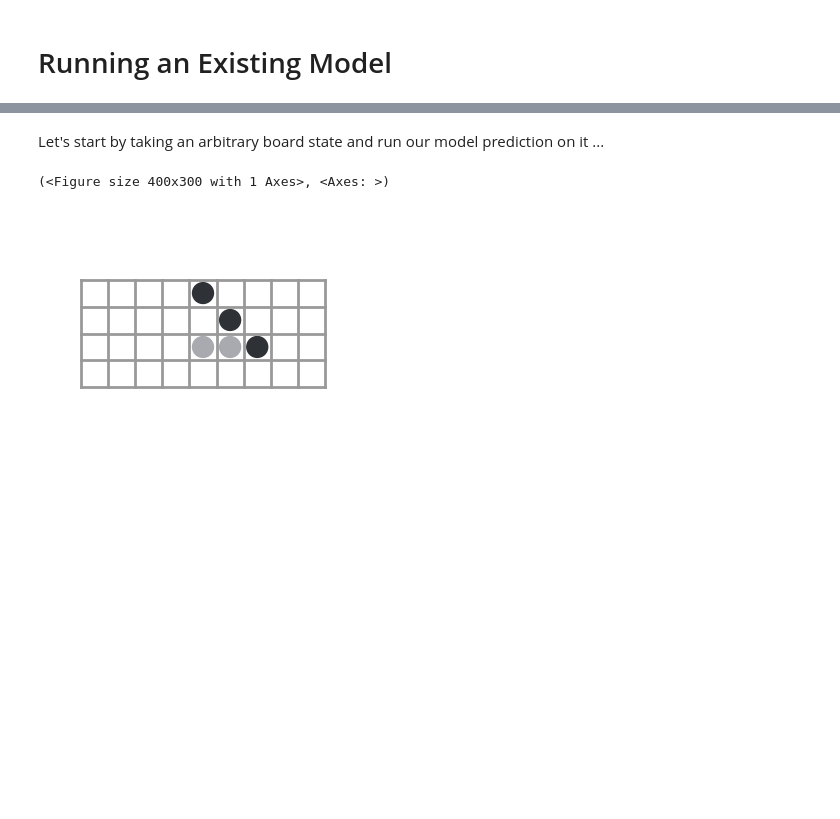
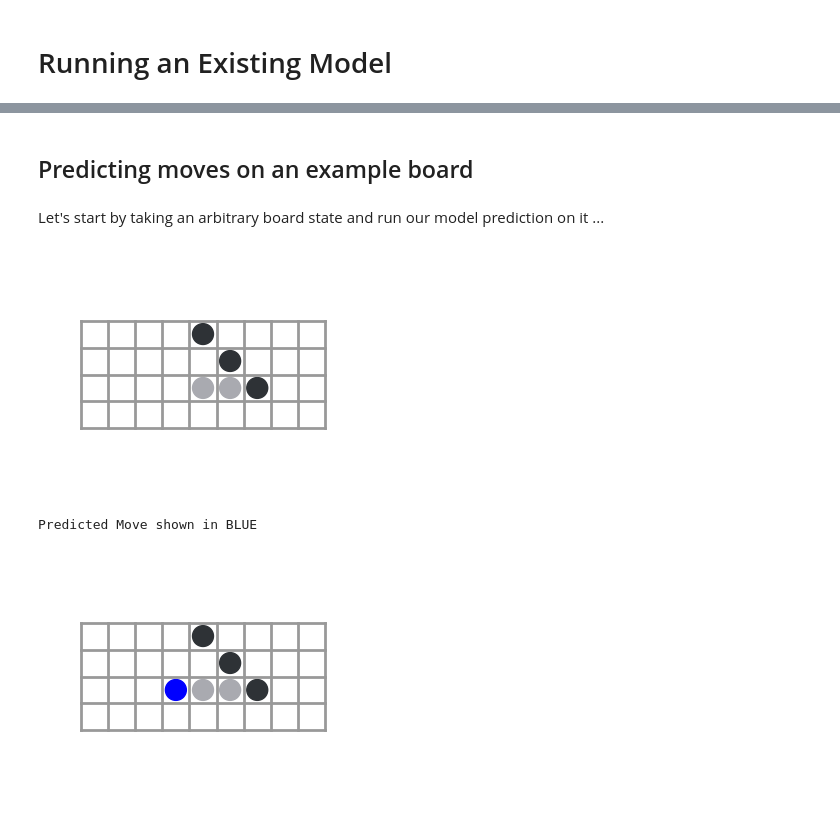
Before and after one commit to WeiJiMaLab/ninarow, a Jupyter notebook: demos/Model Fitting.ipynb, the cells around one changed output, grey strips where cells are left out. Cells and saved outputs as stored; diff of their text form; code cells hidden in the pictures; blank space fills up the shorter version.

Commit message:
Adding model prediction to tutorial

```diff
--- a/demos/Model Fitting.ipynb
+++ b/demos/Model Fitting.ipynb
@@ -175,12 +191,27 @@ param_df.to_csv(f"{output_path}/{fold_number}_params.csv", index = False)
+# %% [markdown]
+## Predicting moves on an example board
 # %% [markdown]
 Let's start by taking an arbitrary board state and run our model prediction on it ...
 # %%
 black = 16793616
 white = 12582912
 show(black, white)
+
+# create a fourbynineboard object out of our patterns ...
+board = fourbynine_board(fourbynine_pattern(black), fourbynine_pattern(white))
 # %% [output]
-(<Figure size 400x300 with 1 Axes>, <Axes: >)
 [figure]
+# %%
+search = model.create_search(params, heuristic, board)
+search.complete_search()
+best_move_index = heuristic.get_best_move(search.get_tree()).board_position
 # %%
-param_path = f"{output_path}/{fold_number}_params.csv"
-param_df = pd.read_csv(param_path)
+fig = plt.figure(figsize = (4, 3))
+ax = plt.subplot(1, 1, 1)
+
+show(black, white, existing_fig=(fig, ax))
+add_circle(best_move_index, existing_fig=(fig, ax), color = "blue")
+print("Predicted Move shown in BLUE")
+# %% [output]
+Predicted Move shown in BLUE
+[figure, added]
```
Also changed, not shown: parts of 9 cells of this notebook, 1 other file.
